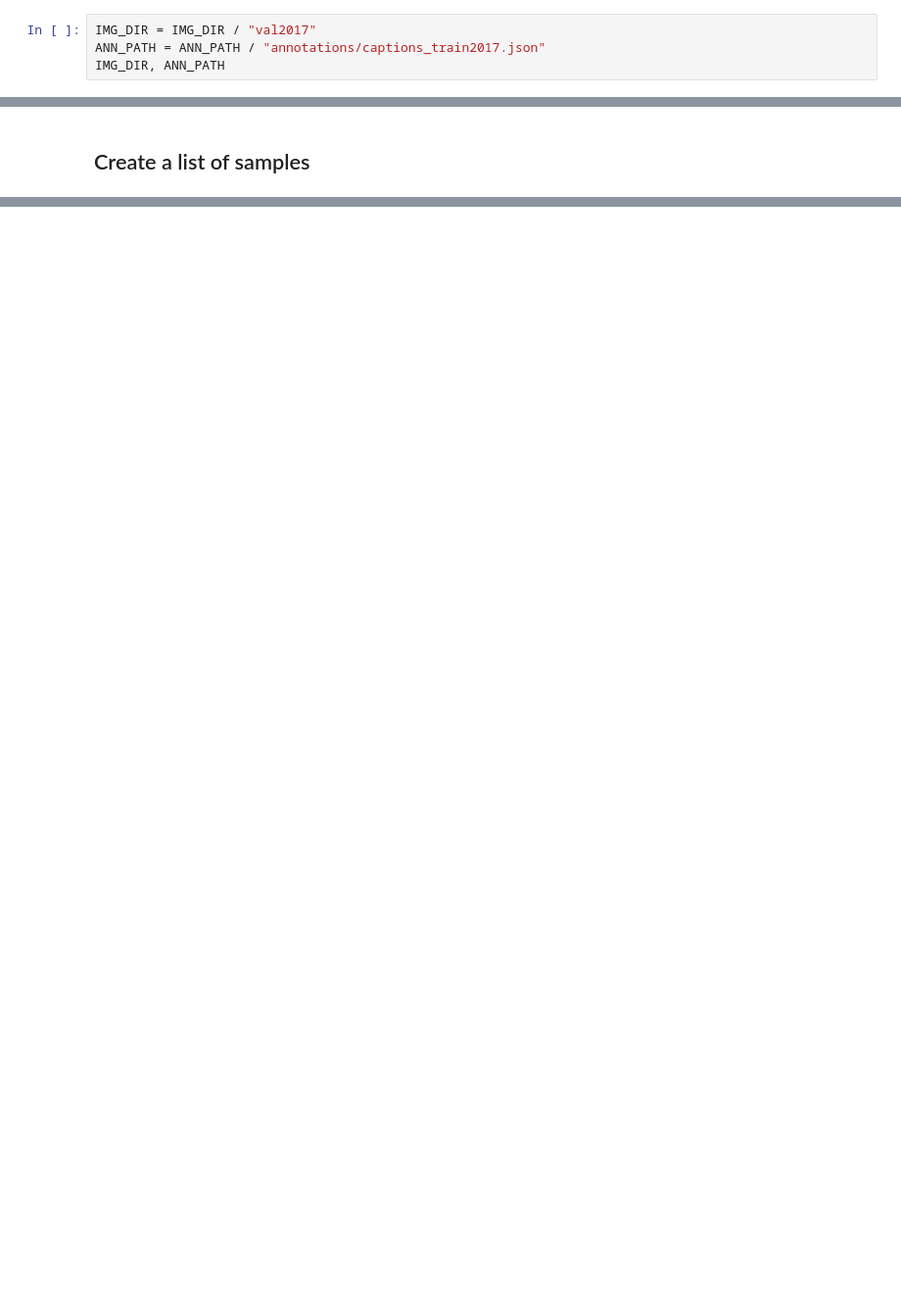
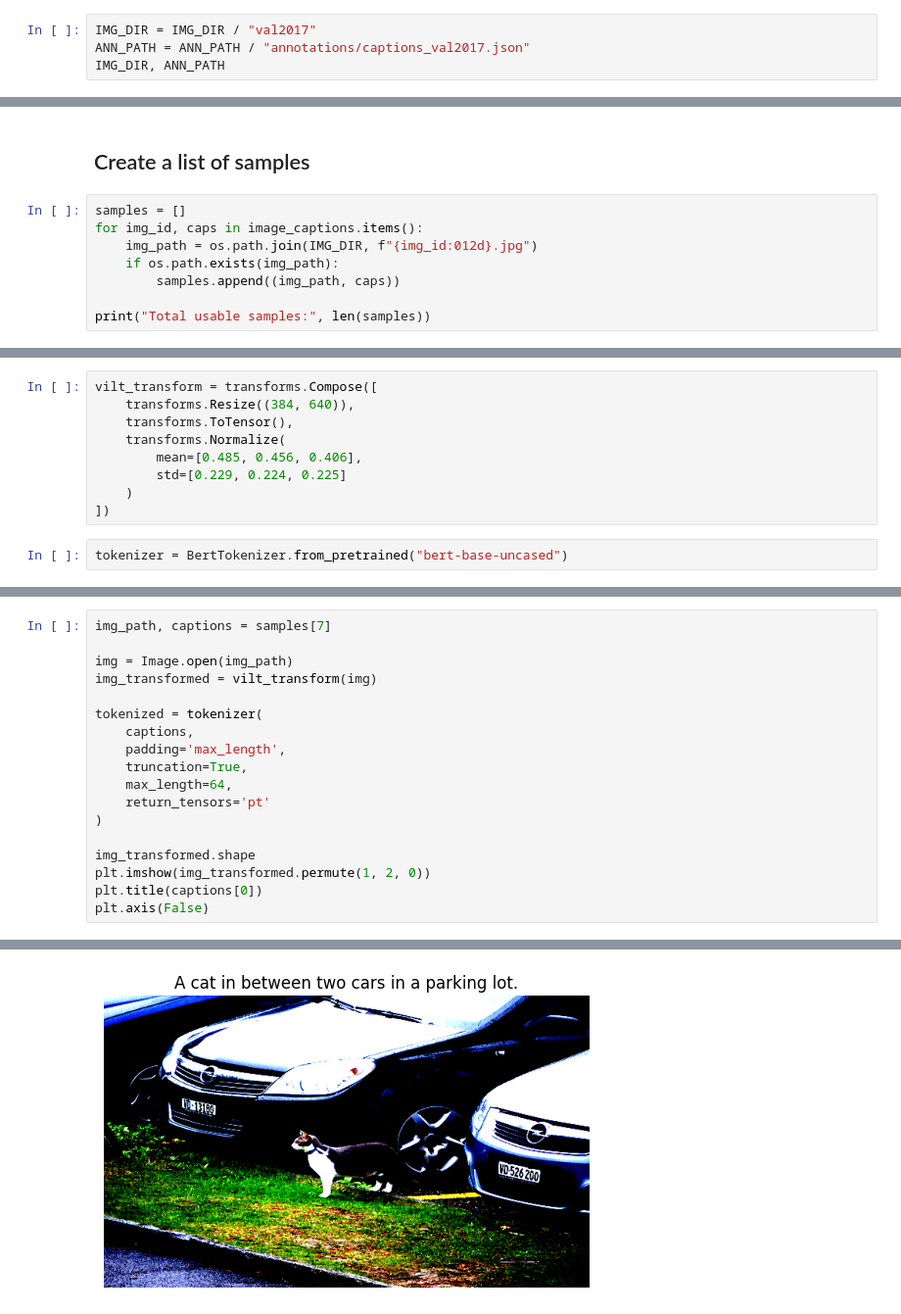
Before and after one commit to sphr0/ViLT-image-captioning, a Jupyter notebook: ViLT Jupyter Notebook.ipynb, the cells around one changed output, grey strips where cells are left out. Shown at 98% size. Saved outputs shown, nothing was run; the diff lists cells and outputs as text; blank space fills up the shorter version.

Commit message:
setting up tokenizer & transforms

```diff
--- a/ViLT Jupyter Notebook.ipynb
+++ b/ViLT Jupyter Notebook.ipynb
@@ -66,7 +68,7 @@ data/coco2017annot
 data already downloaded in place.
 # %%
 IMG_DIR = IMG_DIR / "val2017"
-ANN_PATH = ANN_PATH / "annotations/captions_train2017.json"
+ANN_PATH = ANN_PATH / "annotations/captions_val2017.json"
 IMG_DIR, ANN_PATH
 # %% [output]
 (PosixPath('data/coco2017val/val2017'),
@@ -123,2 +125,10 @@ image_captions[16977]
 # %% [markdown]
 ## Create a list of samples
+# %%
+samples = []
+for img_id, caps in image_captions.items():
+    img_path = os.path.join(IMG_DIR, f"{img_id:012d}.jpg")
+    if os.path.exists(img_path):
+        samples.append((img_path, caps))
+
+print("Total usable samples:", len(samples))
@@ -124,0 +139,11 @@ image_captions[16977]
+# %%
+vilt_transform = transforms.Compose([
+    transforms.Resize((384, 640)),
+    transforms.ToTensor(),
+    transforms.Normalize(
+        mean=[0.485, 0.456, 0.406],
+        std=[0.229, 0.224, 0.225]
+    )
+])
+# %%
+tokenizer = BertTokenizer.from_pretrained("bert-base-uncased")
@@ -124,0 +152,19 @@ image_captions[16977]
+# %%
+img_path, captions = samples[7]
+
+img = Image.open(img_path)
+img_transformed = vilt_transform(img)
+
+tokenized = tokenizer(
+    captions,
+    padding='max_length',
+    truncation=True,
+    max_length=64,
+    return_tensors='pt'
+)
+
+img_transformed.shape
+plt.imshow(img_transformed.permute(1, 2, 0))
+plt.title(captions[0])
+plt.axis(False)
+# %% [output]
@@ -124,0 +173 @@ image_captions[16977]
+[figure, added]
```
Also changed, not shown: parts of 8 cells of this notebook.
